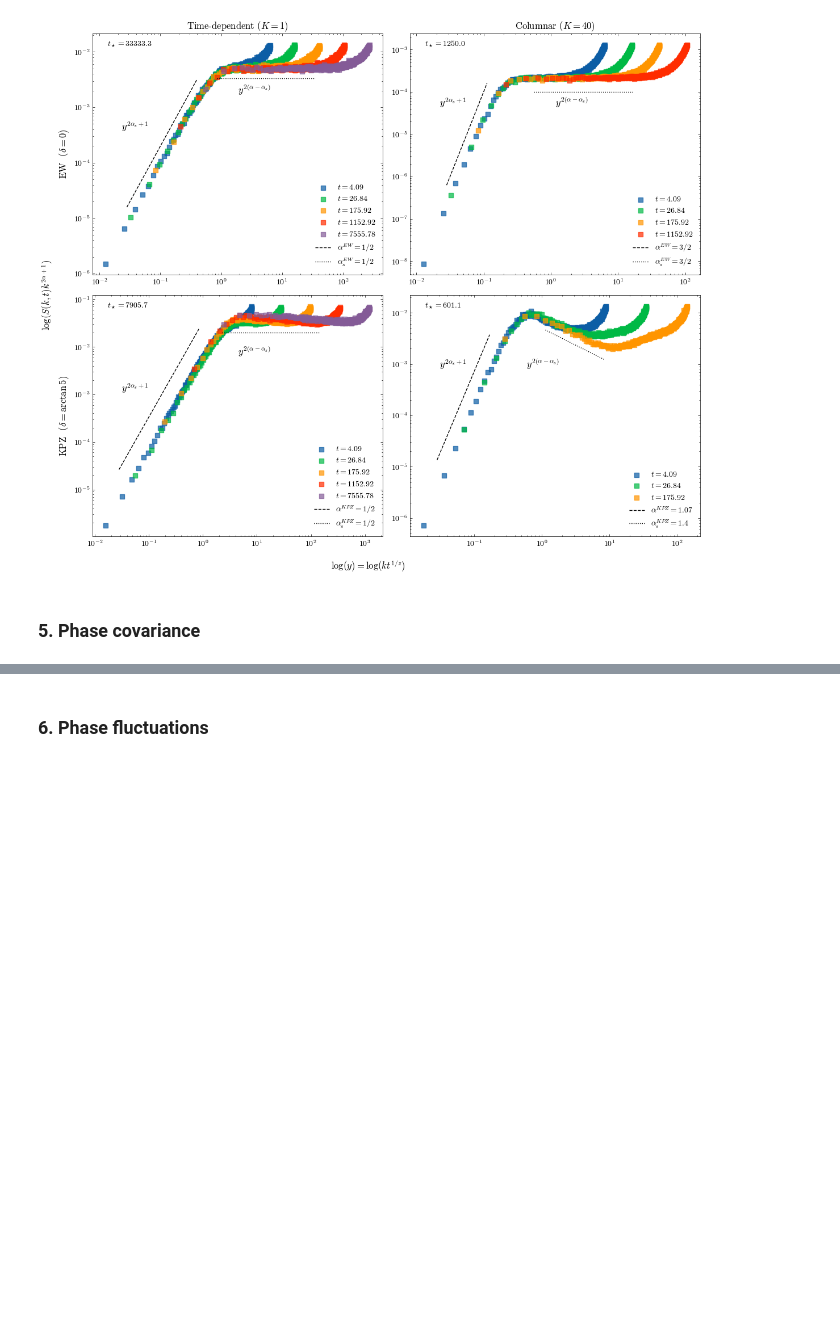
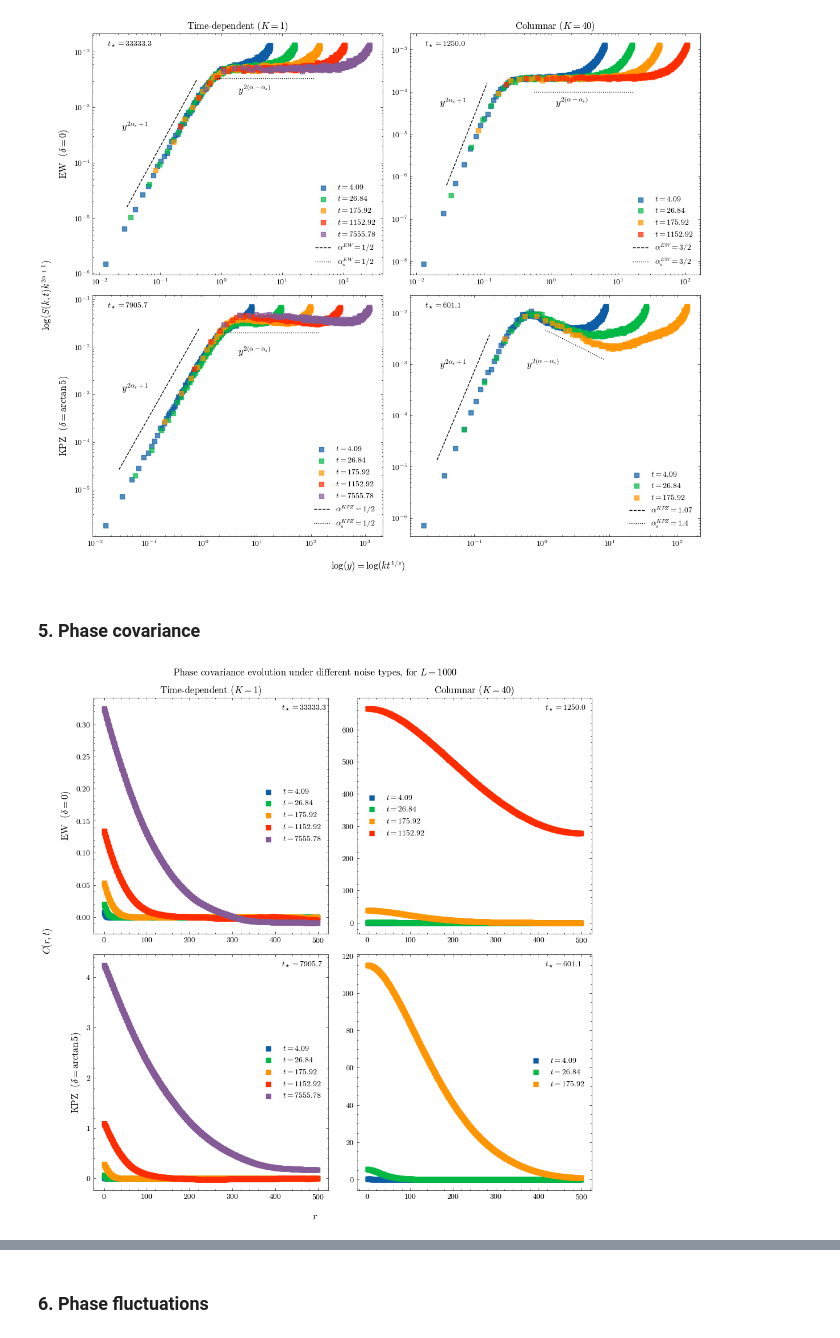
Before and after one commit to goznalo-git/RoughKuramoto, a Jupyter notebook: 1-All_together.ipynb, the cells around one changed output, grey strips where cells are left out. Saved outputs shown, nothing was run; the diff lists cells and outputs as text; code cells hidden in the pictures; blank space fills up the shorter version.

```diff
--- a/1-All_together.ipynb
+++ b/1-All_together.ipynb
@@ -409,3 +411,7 @@ plot_structurefactor_collapse(avg_df, L, T, tx)
 [figure]
 # %% [markdown]
 ### 5. Phase covariance
+# %%
+plot_phasecovariance_evolution(avg_df, L, T, tx, Ks=[1,40])
+# %% [output]
+[figure, added]
```
Also changed, not shown: parts of 4 cells of this notebook, 7 other files.
